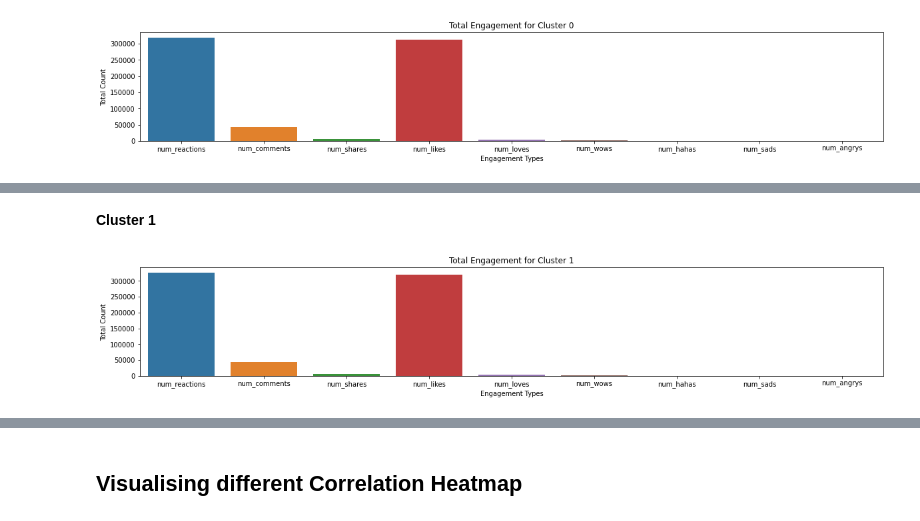
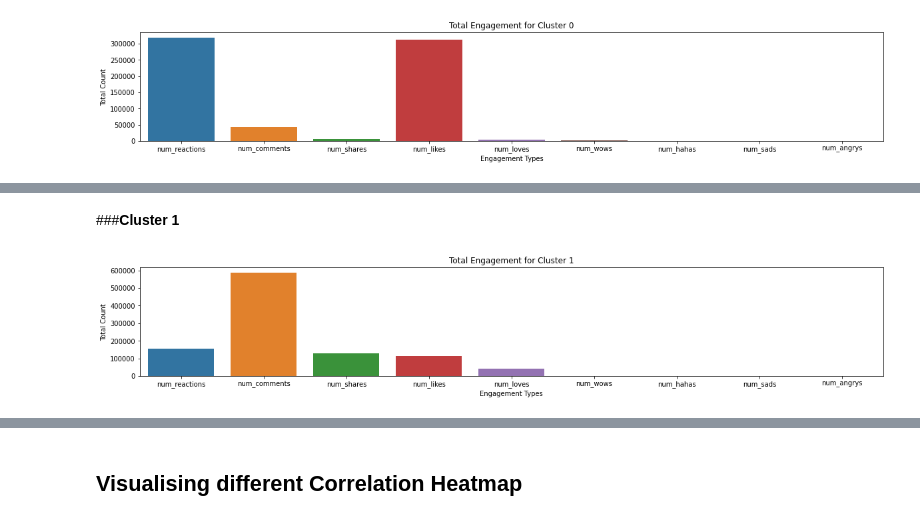
Before and after one commit to divaamahajan/Network-Intrusion-Detection-Kitsune-Network-Attack-Dataset, a Jupyter notebook: Facebook_Live_sellers.ipynb, the cells around one changed output, grey strips where cells are left out. Saved outputs shown, nothing was run; the diff lists cells and outputs as text; code cells hidden in the pictures.

```diff
--- a/Facebook_Live_sellers.ipynb
+++ b/Facebook_Live_sellers.ipynb
@@ -299,6 +299,7 @@ for st in stype:
   i += 1
 
 #update datset
+df_dataset = df #backing up the originals for conclusions
 df = df.applymap(lambda s: status_type_dict.get(s) if s in status_type_dict else s)
 df.head()
 # %% [output]
@@ -360,6 +361,7 @@ mask[mask == False].to_frame()
 Let us remove these outliers.
 # %%
 df_cleaned = df[mask]
+df_dataset = df_dataset[mask]
 df_cleaned.head()
 # %% [output]
 |  | status_type | num_reactions | num_comments | num_shares | num_likes | num_loves | num_wows | num_hahas | ... |
@@ -793,6 +839,6 @@ plt.show()
 ##**Visualising Data with respect to different clusters**
 # %%
 #append cluster assingments to original DataFrame
-df_cleaned['cluster'] = kmeanModel_pca.labels_
-df_cleaned.head()
+df_dataset['cluster'] = kmeanModel_pca.labels_
+df_dataset.head()
 # %% [output]
@@ -811,8 +853,10 @@ See the caveats in the documentation: https://pandas.pydata.org/pandas-docs/stab
 # %%
 # Create a dataframe for cluster 0
-cluster0_df = df_cleaned[df_cleaned['cluster'] == 0]
+cluster0_df = df_dataset[df_dataset['cluster'] == 0]
+
+
 # Set the x-axis and y-axis values
-cols = list(df_cleaned)
+cols = list(df_dataset)
 x_axis = cols[1:-1]
 y_axis = list()
 for c in cols[1:-1]:
@@ -835,25 +889,25 @@ plt.show()
 # %% [markdown]
-**Cluster 1**
+###**Cluster 1**
 # %%
 # Create a dataframe for cluster 1
-cluster1_df = df_cleaned[df_cleaned['cluster'] == 1]
+cluster1_df = df_dataset[df_dataset['cluster'] == 1]
 # Set the x-axis and y-axis values
-cols = list(df_cleaned)
+cols = list(df_dataset)
 x_axis = cols[1:-1]
 y_axis = list()
 for c in cols[1:-1]:
   y_axis.append(cluster1_df[c].sum())
 
 plt.figure(figsize=(20,3))
 # Create a bar plot with seaborn
 sns.barplot(x = x_axis,  y = y_axis)
 
 # Add a title and labels to the plot
 plt.title('Total Engagement for Cluster 1')
 plt.xlabel('Engagement Types')
 plt.ylabel('Total Count')
 
 # Show the plot
 plt.show()
 # %% [output]
-[figure, old version]
+[figure, new version]
```
Also changed, not shown: parts of 30 cells of this notebook.
